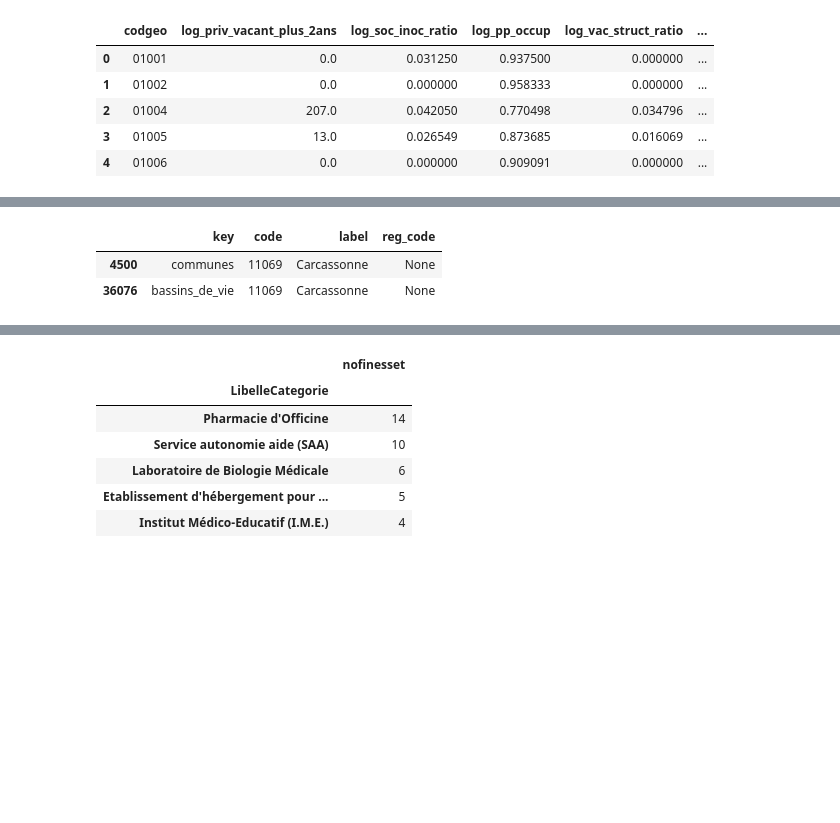
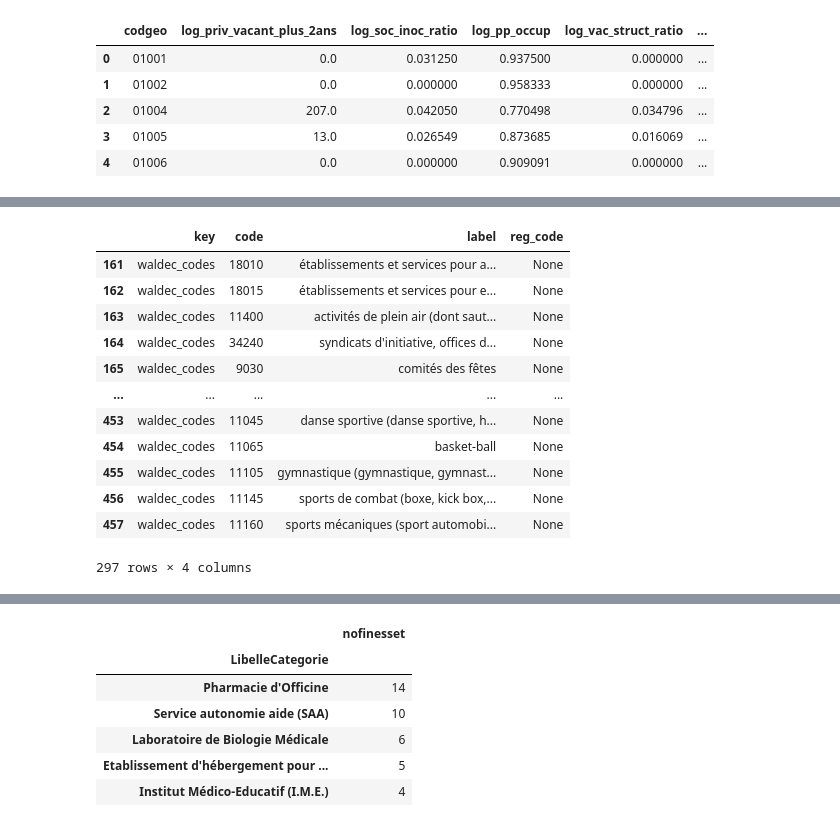
Before and after one commit to jbesan/13_odis_stream2, a Jupyter notebook: notebooks/odis_check_data.ipynb, the cells around one changed output, grey strips where cells are left out. Saved outputs shown, nothing was run; the diff lists cells and outputs as text; code cells hidden in the pictures; blank space fills up the shorter version.

```diff
--- a/notebooks/odis_check_data.ipynb
+++ b/notebooks/odis_check_data.ipynb
@@ -86,9 +107,22 @@ old_odis = pd.read_parquet('../data/odis_june_2025_jacques.parquet')
 # %%
-odis_referentiels[odis_referentiels.code == "11069"]
+# odis_referentiels[(odis_referentiels.key == "inclusion_services")].code.unique()
+# odis_referentiels[(odis_referentiels.key == "waldec_codes") & (odis_referentiels.code.str.contains("9000"))]
+# odis_referentiels[(odis_referentiels.key == "waldec_codes") & (odis_referentiels.label.str.contains("action"))]
+odis_referentiels[(odis_referentiels.key == "waldec_codes")]
 # %% [output]
 |  | key | code | label | reg_code |
-| 4500 | communes | 11069 | Carcassonne | None |
-| 36076 | bassins_de_vie | 11069 | Carcassonne | None |
+| 161 | waldec_codes | 18010 | établissements et services pour a... | None |
+| 162 | waldec_codes | 18015 | établissements et services pour e... | None |
+| 163 | waldec_codes | 11400 | activités de plein air (dont saut... | None |
+| 164 | waldec_codes | 34240 | syndicats d'initiative, offices d... | None |
+| 165 | waldec_codes | 9030 | comités des fêtes | None |
+| ... | ... | ... | ... | ... |
+| 453 | waldec_codes | 11045 | danse sportive (danse sportive, h... | None |
+| 454 | waldec_codes | 11065 | basket-ball | None |
+| 455 | waldec_codes | 11105 | gymnastique (gymnastique, gymnast... | None |
+| 456 | waldec_codes | 11145 | sports de combat (boxe, kick box,... | None |
+| 457 | waldec_codes | 11160 | sports mécaniques (sport automobi... | None |
+297 rows × 4 columns
 # %%
 odis_refugee_associations[odis_refugee_associations.codgeo.str.contains("11069", na=False)].head()
 # %% [output]
```
Also changed, not shown: parts of 33 cells of this notebook, 1 other file.
